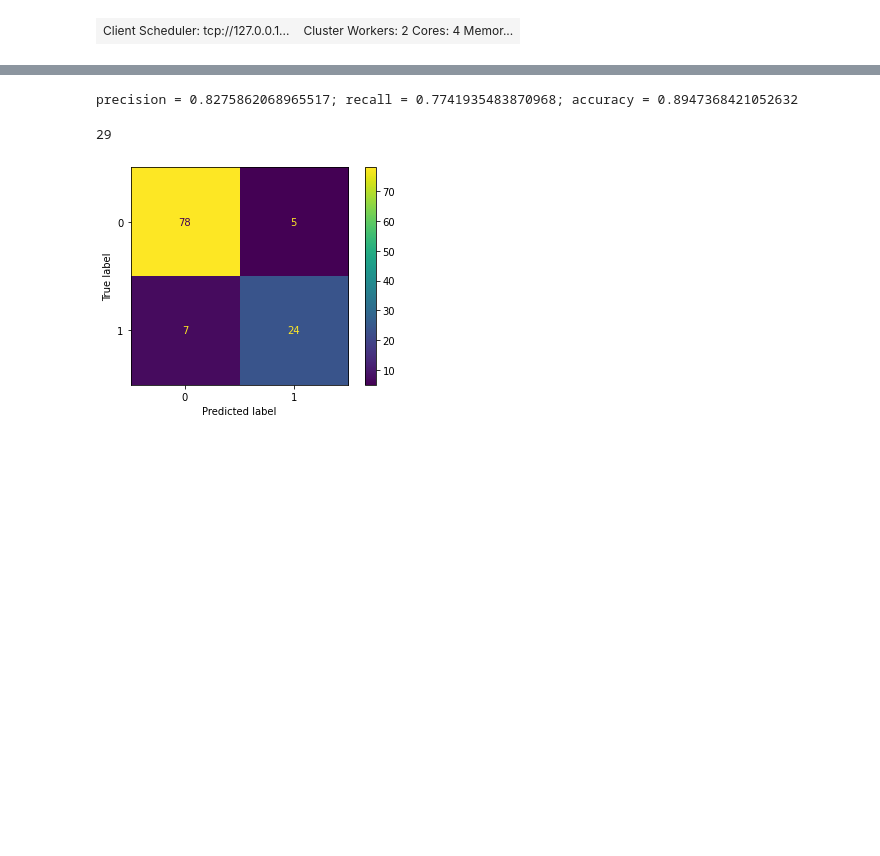
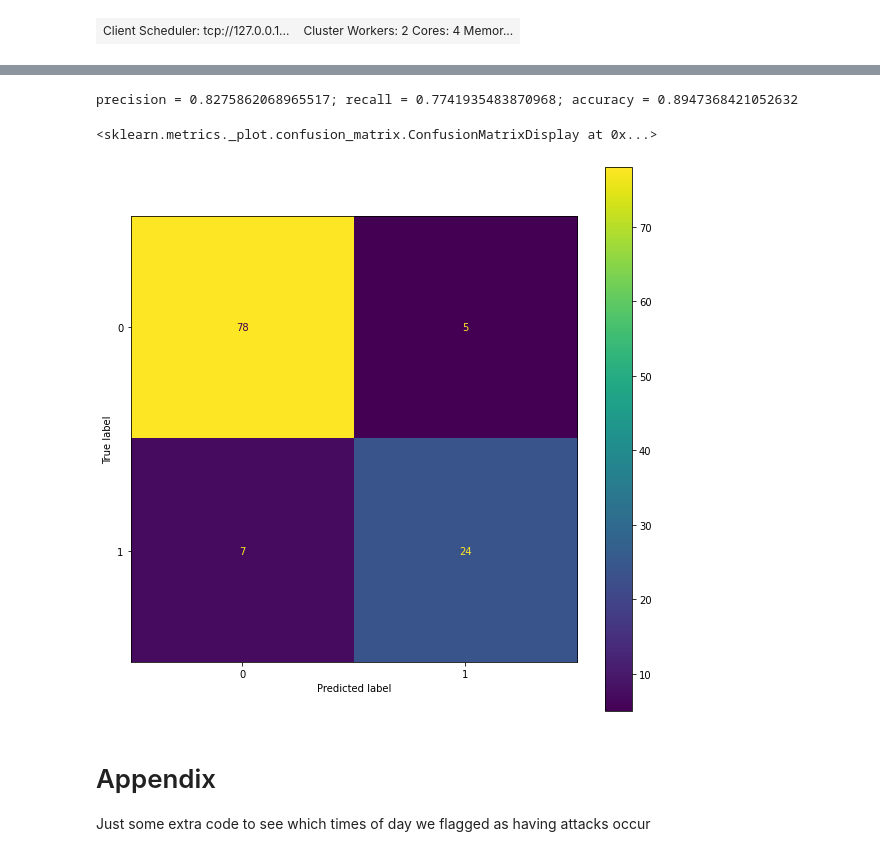
Before and after one commit to CGrosh/DATA_605_Project, a Jupyter notebook: IdsAnomalyDetection_mdehn_isolation_agg.ipynb, the cells around one changed output, grey strips where cells are left out. Cells and saved outputs as stored; diff of their text form; code cells hidden in the pictures; blank space fills up the shorter version.

Commit message:
cleaning up stuff in isolation forest notebook

```diff
--- a/IdsAnomalyDetection_mdehn_isolation_agg.ipynb
+++ b/IdsAnomalyDetection_mdehn_isolation_agg.ipynb
@@ -46,26 +76,30 @@ def time_cleaner(t):
 
     return f'{date} {hour}:{minute}:{second}'
 
+# Clean up the timestamp field and convert it from nanoseconds to seconds
 data['Timestamp'] = data['Timestamp'].apply(lambda x: time_cleaner(x), meta=('Timestamp', 'str'))
 data['Timestamp'] = dd.to_datetime(data.Timestamp, format='%d/%m/%Y %H:%M:%S').astype(np.int64)
-data['Timestamp'] = data['Timestamp'].apply(lambda x: np.int64(x / 1000000000), meta=('Timestamp', 'int64'))
+data['Timestamp'] = (data['Timestamp'] / 1000000000).astype(np.int64)
 
 # There is some data that need to be dropped because they are corrupted. Easiest way to tell is if the
 # timestamp is completely off. We'll say anything before January 1 2018 needs to be dropped
 import datetime
 timestamp_cutoff = np.int64(datetime.datetime(2018, 1, 1).timestamp())
-print(len(data))
 data = data[data.Timestamp > timestamp_cutoff]
-print(len(data))
 
-data['Timestamp'] = data['Timestamp'].apply(lambda x: np.int64(x / 600), meta=('Timestamp', 'int64'))
+# Divide the timestamps into 10-minute chunks
+data['Timestamp'] = (data['Timestamp'] / 600).astype(np.int64)
 
+# Prevent overflow in columns that exceed accepted values in isolation forest algorithm
 max_val = np.finfo(np.float32).max
-data['Flow Byts/s'] = data['Flow Byts/s'].apply(lambda x: x if x < max_val else max_val, meta=('Flow Byts/s', 'float32'))
-data['Flow Pkts/s'] = data['Flow Pkts/s'].apply(lambda x: x if x < max_val else max_val, meta=('Flow Pkts/s', 'float32'))
+data['Flow Byts/s'] = data['Flow Byts/s'].astype(np.float32)
+data['Flow Pkts/s'] = data['Flow Pkts/s'].astype(np.float32)
 
+# Modify label to use integers (0 for benign, else 1). Allows us to 'sum' labels when we
+# group time chunks together
 data['Label'] = data['Label'].apply(lambda x: 0 if x == 'Benign' else 1, meta=('Label', 'int32'))
 
+# Persist the cleaned data into distributed RAM
 clean_data = data.persist()
-len(clean_data)
+print(f'number of netflow records = {len(clean_data)}')
 # %% [output]
@@ -78,7 +116,7 @@ Wall time: 1min 7s
 # Possible features
 # Dst Port,Protocol,Timestamp,Flow Duration,Tot Fwd Pkts,Tot Bwd Pkts,TotLen Fwd Pkts,TotLen Bwd Pkts,Fwd Pkt Len Max,Fwd Pkt Len Min,Fwd Pkt Len Mean,Fwd Pkt Len Std,Bwd Pkt Len Max,Bwd Pkt Len Min,Bwd Pkt Len Mean,Bwd Pkt Len Std,Flow Byts/s,Flow Pkts/s,Flow IAT Mean,Flow IAT Std,Flow IAT Max,Flow IAT Min,Fwd IAT Tot,Fwd IAT Mean,Fwd IAT Std,Fwd IAT Max,Fwd IAT Min,Bwd IAT Tot,Bwd IAT Mean,Bwd IAT Std,Bwd IAT Max,Bwd IAT Min,Fwd PSH Flags,Bwd PSH Flags,Fwd URG Flags,Bwd URG Flags,Fwd Header Len,Bwd Header Len,Fwd Pkts/s,Bwd Pkts/s,Pkt Len Min,Pkt Len Max,Pkt Len Mean,Pkt Len Std,Pkt Len Var,FIN Flag Cnt,SYN Flag Cnt,RST Flag Cnt,PSH Flag Cnt,ACK Flag Cnt,URG Flag Cnt,CWE Flag Count,ECE Flag Cnt,Down/Up Ratio,Pkt Size Avg,Fwd Seg Size Avg,Bwd Seg Size Avg,Fwd Byts/b Avg,Fwd Pkts/b Avg,Fwd Blk Rate Avg,Bwd Byts/b Avg,Bwd Pkts/b Avg,Bwd Blk Rate Avg,Subflow Fwd Pkts,Subflow Fwd Byts,Subflow Bwd Pkts,Subflow Bwd Byts,Init Fwd Win Byts,Init Bwd Win Byts,Fwd Act Data Pkts,Fwd Seg Size Min,Active Mean,Active Std,Active Max,Active Min,Idle Mean,Idle Std,Idle Max,Idle Min,Label
 
-#agg_data = clean_data.groupby(['Timestamp', 'Dst Port', 'Protocol']).agg(
+# Group by time
 agg_data = clean_data.groupby(['Timestamp']).agg(
     {
         'Flow Duration': ['mean', 'count'],
@@ -107,6 +145,4 @@ agg_data = clean_data.groupby(['Timestamp']).agg(
         'Idle Min' : ['mean'],
         'Label': ['sum']
     }
-)
-
-agg_data.head()
+).compute()
@@ -156,26 +181,38 @@ Wall time: 1.38 s
 # %%
 from sklearn.metrics import confusion_matrix, ConfusionMatrixDisplay
 from sklearn.metrics import accuracy_score
 from sklearn.metrics import precision_score, recall_score
 
+# Define what our predicated and actual labels were
 predicted = y_predict
 actual = [1 if y == 0 else -1 for y in agg_labels]
 
+# Collect some performance metrics and report them
 precision = precision_score(actual, predicted, pos_label=-1)
 recall = recall_score(actual, predicted, pos_label=-1)
 accuracy = accuracy_score(actual, predicted)
 print(f'precision = {precision}; recall = {recall}; accuracy = {accuracy}')
 
+#setup figure size
+import matplotlib.pyplot as plt
+fig_size = plt.rcParams["figure.figsize"]
+fig_size[0] = 10
+fig_size[1] = 10
+plt.rcParams["figure.figsize"] = fig_size
+
+# Show confusion matrix
 cm = confusion_matrix(actual, predicted, labels=[1, -1])
 disp = ConfusionMatrixDisplay(confusion_matrix=cm)
 
 disp.plot()
-
-len([y for y in predicted if y < 0])
 # %% [output]
 precision = 0.8275862068965517; recall = 0.7741935483870968; accuracy = 0.8947368421052632
-29
+<sklearn.metrics._plot.confusion_matrix.ConfusionMatrixDisplay at 0x...>
-[figure, old version]
+[figure, new version]
+# %% [markdown]
+# Appendix
+
+Just some extra code to see which times of day we flagged as having attacks occur
 # %%
 import datetime
 times = [datetime.datetime.fromtimestamp(x * 600) for x in agg_train['Timestamp']]
```
Also changed, not shown: parts of 17 cells of this notebook.
